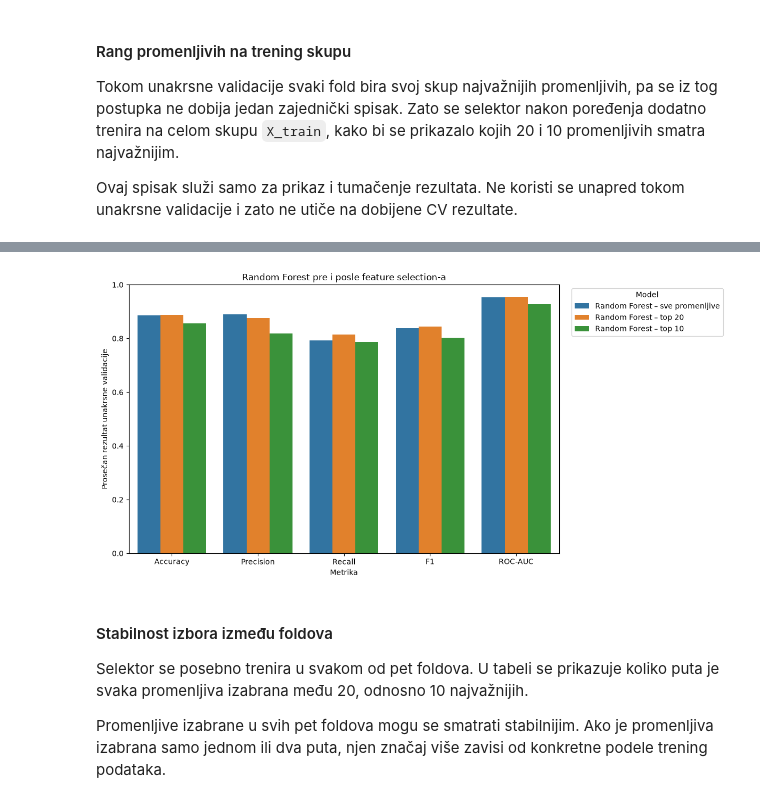
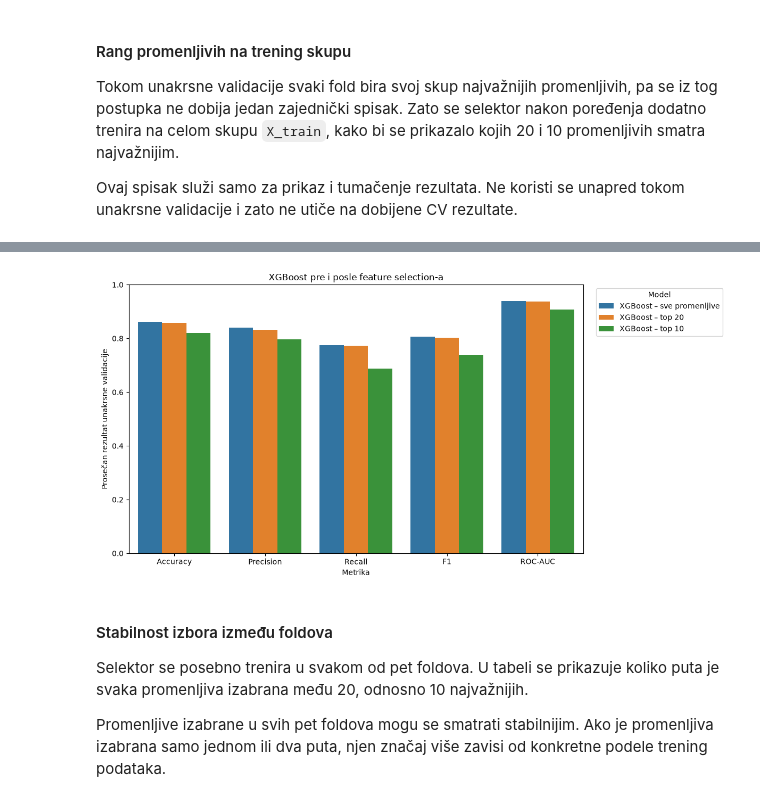
Before and after one commit to angelinalazarevic/Seminarski-UNP---Hotel-Booking, a Jupyter notebook: notebooks/hotel_booking_analysis.ipynb, the cells around one changed output, grey strips where cells are left out. Drawn from its saved outputs; the diff is of its cells as text; code cells hidden in the pictures.

```diff
--- a/notebooks/hotel_booking_analysis.ipynb
+++ b/notebooks/hotel_booking_analysis.ipynb
@@ -3213,29 +3279,29 @@ Tokom unakrsne validacije svaki fold bira svoj skup najvažnijih promenljivih, p
 
 Ovaj spisak služi samo za prikaz i tumačenje rezultata. Ne koristi se unapred tokom unakrsne validacije i zato ne utiče na dobijene CV rezultate.
 # %%
-reporting_selector = RandomForestFeatureSelector(
+reporting_selector = WinningModelFeatureSelector(
+    estimator=winning_estimator,
     n_features=max(feature_counts_to_compare),
-    random_state=42
 )
 reporting_selector.fit(X_train, y_train)
 
-random_forest_feature_ranking = (
+winning_model_feature_ranking = (
     reporting_selector.feature_importances_
     .rename_axis("Originalna promenljiva")
     .reset_index()
 )
-random_forest_feature_ranking["Rang"] = (
-    np.arange(1, len(random_forest_feature_ranking) + 1)
+winning_model_feature_ranking["Rang"] = (
+    np.arange(1, len(winning_model_feature_ranking) + 1)
 )
-random_forest_feature_ranking["Važnost"] = (
-    random_forest_feature_ranking["Važnost"].round(4)
+winning_model_feature_ranking["Važnost"] = (
+    winning_model_feature_ranking["Važnost"].round(4)
 )
 
 top_20_features = reporting_selector.selected_features_
 top_10_features = top_20_features[:10]
 
 display(
-    random_forest_feature_ranking[
+    winning_model_feature_ranking[
         ["Rang", "Originalna promenljiva", "Važnost"]
     ].head(20)
 )
@@ -3306,14 +3372,14 @@ selected_features_preprocessor = ColumnTransformer(
 )
 
 
-def create_random_forest_selection_pipeline(number_of_features):
+def create_winner_selection_pipeline(number_of_features):
     return Pipeline(
         steps=[
             (
                 "feature_selector",
-                RandomForestFeatureSelector(
-                    n_features=number_of_features,
-                    random_state=42
+                WinningModelFeatureSelector(
+                    estimator=winning_estimator,
+                    n_features=number_of_features
                 )
             ),
             (
@@ -3322,21 +3388,17 @@ def create_random_forest_selection_pipeline(number_of_features):
             ),
             (
                 "model",
-                RandomForestClassifier(
-                    n_estimators=200,
-                    random_state=42,
-                    n_jobs=1
-                )
+                clone(winning_estimator)
             )
         ]
     )
 
 
-random_forest_selection_pipelines = {
-    "Random Forest – top 20": create_random_forest_selection_pipeline(20),
-    "Random Forest – top 10": create_random_forest_selection_pipeline(10)
+winner_selection_pipelines = {
+    f"{winning_model_name} – top 20": create_winner_selection_pipeline(20),
+    f"{winning_model_name} – top 10": create_winner_selection_pipeline(10)
 }
 
-for pipeline_name, pipeline_value in random_forest_selection_pipelines.items():
+for pipeline_name, pipeline_value in winner_selection_pipelines.items():
     print(pipeline_name, "->", list(pipeline_value.named_steps.keys()))
 # %% [output]
@@ -3445,36 +3508,36 @@ feature_selection_metrics = [
     "Accuracy",
     "Precision",
     "Recall",
     "F1",
     "ROC-AUC"
 ]
 
 feature_selection_plot_data = (
-    random_forest_feature_selection_results_raw
+    winner_feature_selection_results_raw
     .melt(
         id_vars="Model",
         value_vars=feature_selection_metrics,
         var_name="Metrika",
         value_name="Rezultat"
     )
 )
 
 plt.figure(figsize=(12, 6))
 sb.barplot(
     data=feature_selection_plot_data,
     x="Metrika",
     y="Rezultat",
     hue="Model"
 )
 plt.ylim(0, 1)
-plt.title("Random Forest pre i posle feature selection-a")
+plt.title(f"{winning_model_name} pre i posle feature selection-a")
 plt.xlabel("Metrika")
 plt.ylabel("Prosečan rezultat unakrsne validacije")
 plt.legend(title="Model", bbox_to_anchor=(1.02, 1), loc="upper left")
 plt.tight_layout()
 plt.show()
 # %% [output]
-[figure, old version]
+[figure, new version]
 # %% [markdown]
 #### Stabilnost izbora između foldova
 
```
Also changed, not shown: parts of 88 cells of this notebook, 1 other file.
